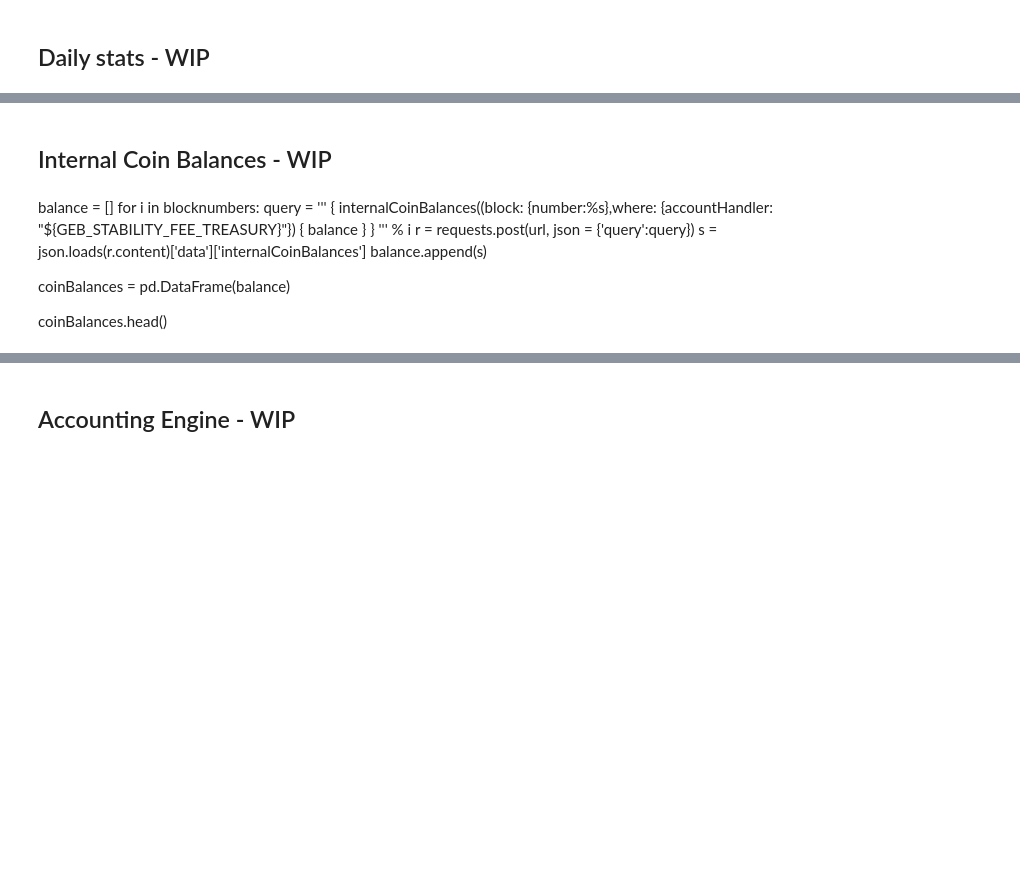
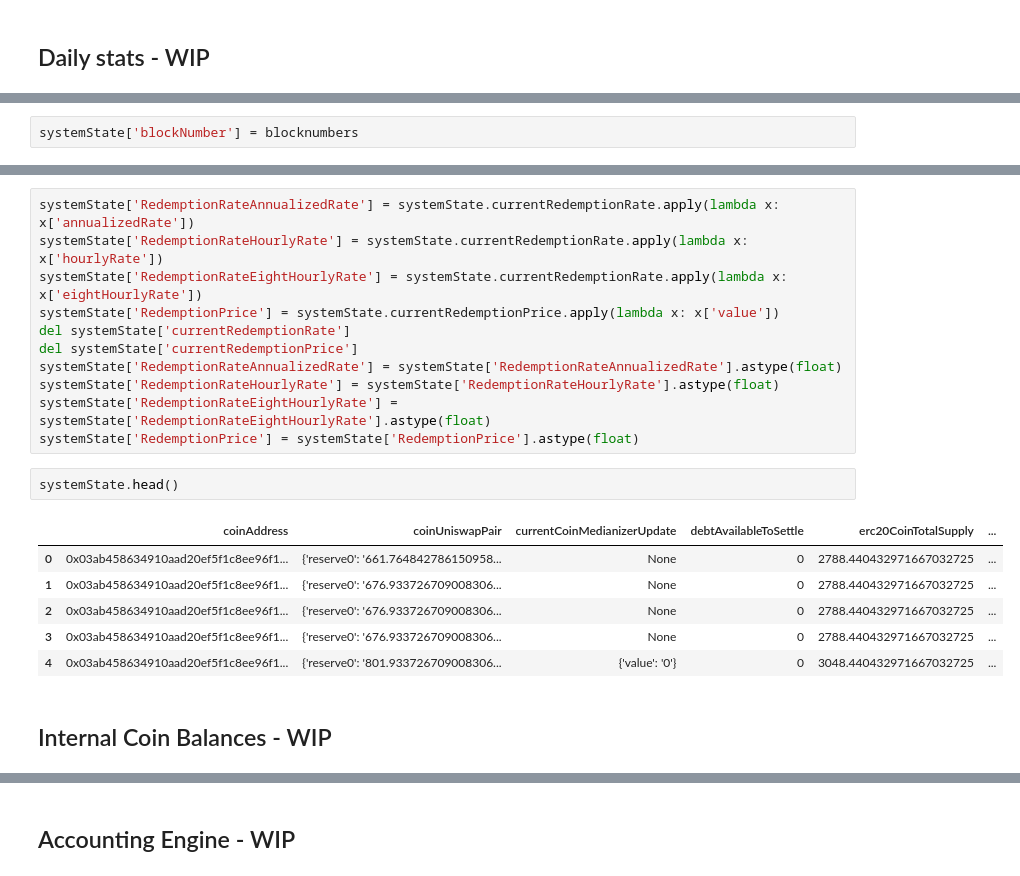
Before and after one commit to BlockScience/reflexer, a Jupyter notebook: notebooks/analysis/TheGraphDataSetCreation.ipynb, the cells around one changed output, grey strips where cells are left out. Saved outputs shown, nothing was run; the diff lists cells and outputs as text; blank space fills up the shorter version.

```diff
--- a/notebooks/analysis/TheGraphDataSetCreation.ipynb
+++ b/notebooks/analysis/TheGraphDataSetCreation.ipynb
@@ -275,0 +271,2 @@ JSONDecodeError: Expecting value: line 1 column 1 (char 0)
+# %%
+systemState['blockNumber'] = blocknumbers
@@ -276,19 +302,22 @@ JSONDecodeError: Expecting value: line 1 column 1 (char 0)
+# %%
+systemState['RedemptionRateAnnualizedRate'] = systemState.currentRedemptionRate.apply(lambda x: x['annualizedRate'])
+systemState['RedemptionRateHourlyRate'] = systemState.currentRedemptionRate.apply(lambda x: x['hourlyRate'])
+systemState['RedemptionRateEightHourlyRate'] = systemState.currentRedemptionRate.apply(lambda x: x['eightHourlyRate'])
+systemState['RedemptionPrice'] = systemState.currentRedemptionPrice.apply(lambda x: x['value'])
+del systemState['currentRedemptionRate']
+del systemState['currentRedemptionPrice']
+systemState['RedemptionRateAnnualizedRate'] = systemState['RedemptionRateAnnualizedRate'].astype(float)
+systemState['RedemptionRateHourlyRate'] = systemState['RedemptionRateHourlyRate'].astype(float)
+systemState['RedemptionRateEightHourlyRate'] = systemState['RedemptionRateEightHourlyRate'].astype(float)
+systemState['RedemptionPrice'] = systemState['RedemptionPrice'].astype(float)
+# %%
+systemState.head()
+# %% [output]
+|  | coinAddress | coinUniswapPair | currentCoinMedianizerUpdate | debtAvailableToSettle | erc20CoinTotalSupply | ... |
+| 0 | 0x03ab458634910aad20ef5f1c8ee96f1... | {'reserve0': '661.764842786150958... | None | 0 | 2788.440432971667032725 | ... |
+| 1 | 0x03ab458634910aad20ef5f1c8ee96f1... | {'reserve0': '676.933726709008306... | None | 0 | 2788.440432971667032725 | ... |
+| 2 | 0x03ab458634910aad20ef5f1c8ee96f1... | {'reserve0': '676.933726709008306... | None | 0 | 2788.440432971667032725 | ... |
+| 3 | 0x03ab458634910aad20ef5f1c8ee96f1... | {'reserve0': '676.933726709008306... | None | 0 | 2788.440432971667032725 | ... |
+| 4 | 0x03ab458634910aad20ef5f1c8ee96f1... | {'reserve0': '801.933726709008306... | {'value': '0'} | 0 | 3048.440432971667032725 | ... |
 # %% [markdown]
 ## Internal Coin Balances - WIP
-# %% [markdown]
-balance = []
-for i in blocknumbers:
-    query = '''
-    {
-      internalCoinBalances((block: {number:%s},where: {accountHandler: "${GEB_STABILITY_FEE_TREASURY}"}) {
-        balance
-      }
-    }
-    ''' % i
-    r = requests.post(url, json = {'query':query})
-    s = json.loads(r.content)['data']['internalCoinBalances']
-    balance.append(s)
-
-coinBalances = pd.DataFrame(balance)
-
-coinBalances.head()
```
Also changed, not shown: parts of 21 cells of this notebook, 2 other files.
